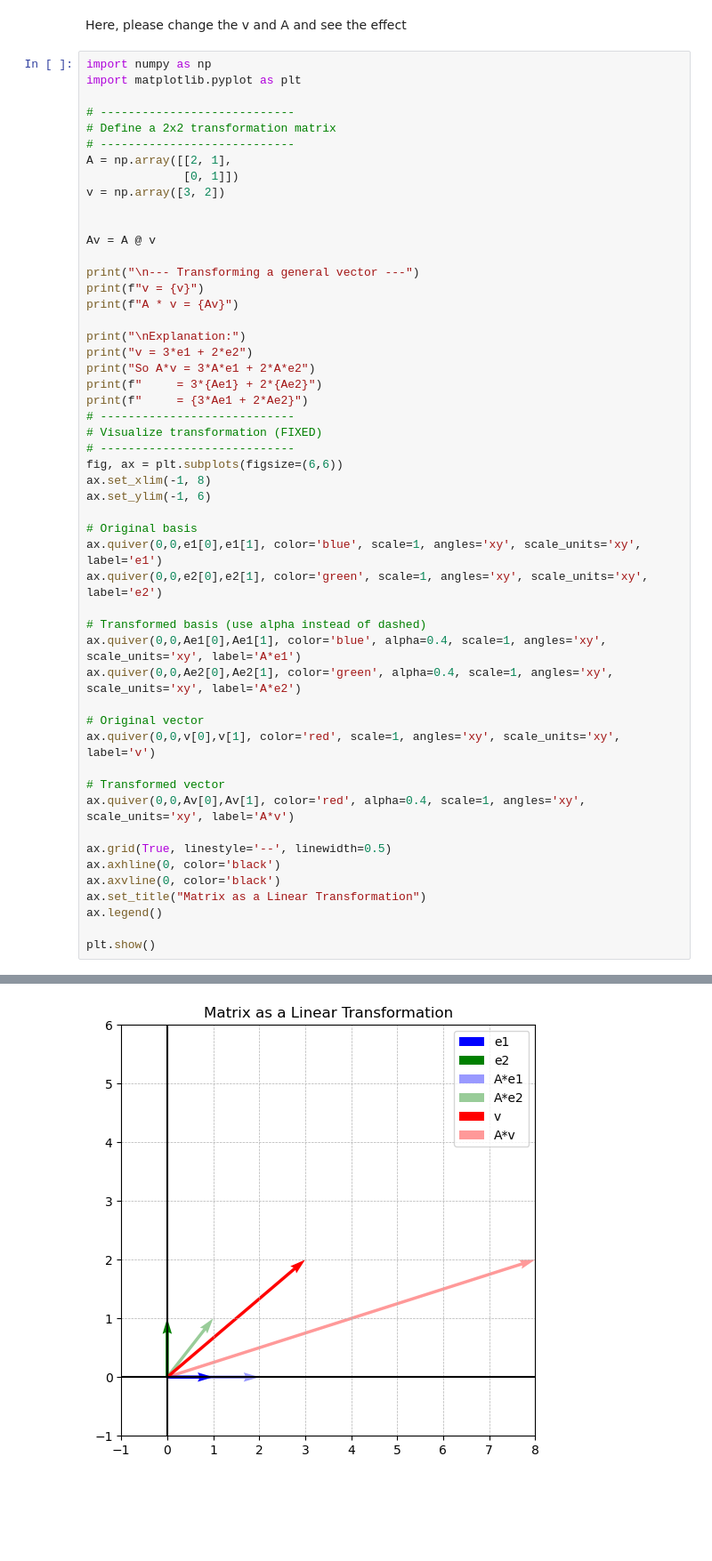
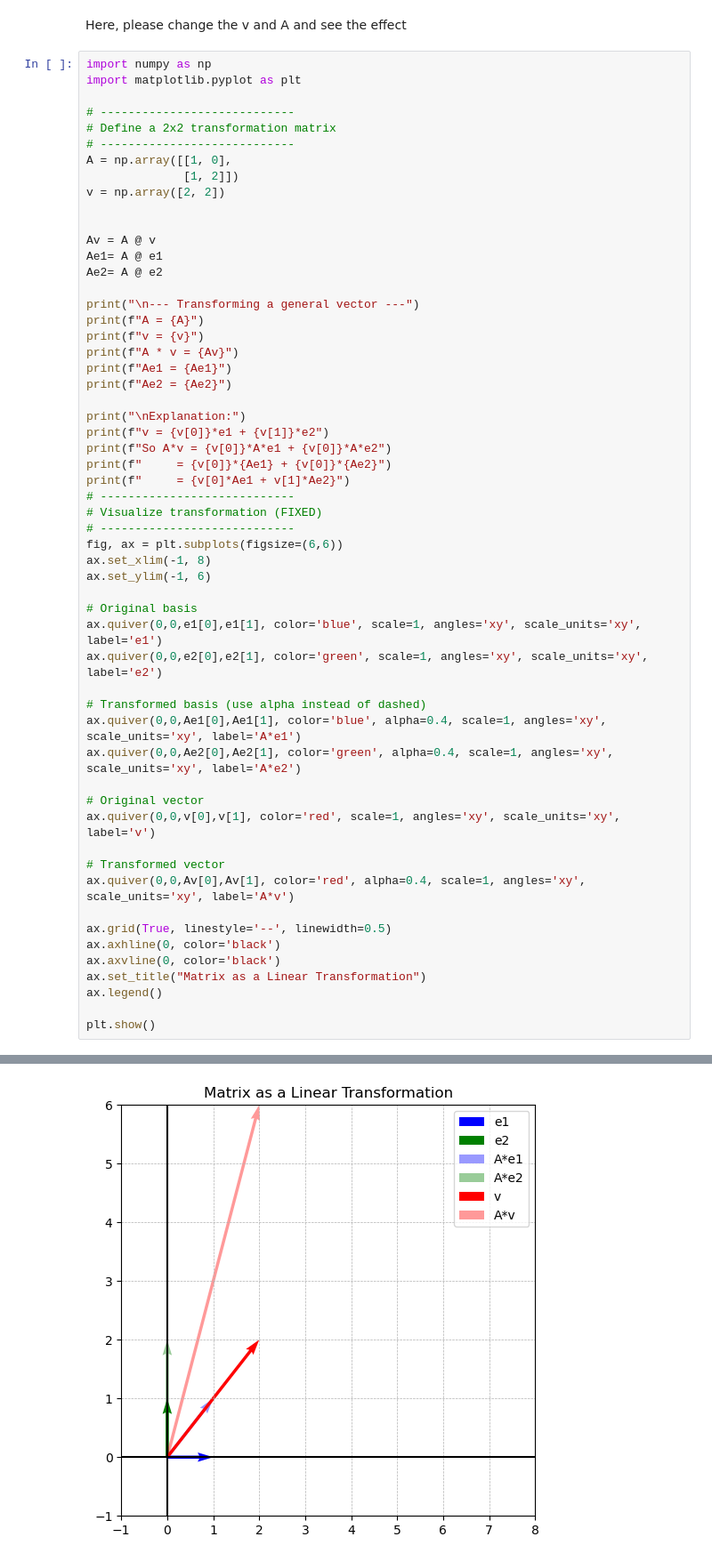
Before and after one commit to imanmossavat/ml-teaching-materials-fontys, a Jupyter notebook: ML Studio/S4_Inner_product.ipynb, the cells around one changed output, grey strips where cells are left out. Shown at 89% size. Drawn from its saved outputs; the diff is of its cells as text; blank space fills up the shorter version.

```diff
--- a/ML Studio/S4_Inner_product.ipynb
+++ b/ML Studio/S4_Inner_product.ipynb
@@ -315,22 +315,27 @@ import matplotlib.pyplot as plt
 # ----------------------------
 # Define a 2x2 transformation matrix
 # ----------------------------
-A = np.array([[2, 1],
-              [0, 1]])
-v = np.array([3, 2])
+A = np.array([[1, 0],
+              [1, 2]])
+v = np.array([2, 2])
 
 
 Av = A @ v
+Ae1= A @ e1
+Ae2= A @ e2
 
 print("\n--- Transforming a general vector ---")
+print(f"A = {A}")
 print(f"v = {v}")
 print(f"A * v = {Av}")
+print(f"Ae1 = {Ae1}")
+print(f"Ae2 = {Ae2}")
 
 print("\nExplanation:")
-print("v = 3*e1 + 2*e2")
-print("So A*v = 3*A*e1 + 2*A*e2")
-print(f"     = 3*{Ae1} + 2*{Ae2}")
-print(f"     = {3*Ae1 + 2*Ae2}")
+print(f"v = {v[0]}*e1 + {v[1]}*e2")
+print(f"So A*v = {v[0]}*A*e1 + {v[0]}*A*e2")
+print(f"     = {v[0]}*{Ae1} + {v[0]}*{Ae2}")
+print(f"     = {v[0]*Ae1 + v[1]*Ae2}")
 # ----------------------------
 # Visualize transformation (FIXED)
 # ----------------------------
@@ -372,4 +381,4 @@ So A*v = 3*A*e1 + 2*A*e2
-[figure, old version]
+[figure, new version]
 # %% [markdown]
 Usecase: In real datasets, features often have **very different scales**.
 For example:
```
Also changed, not shown: parts of 10 cells of this notebook.
